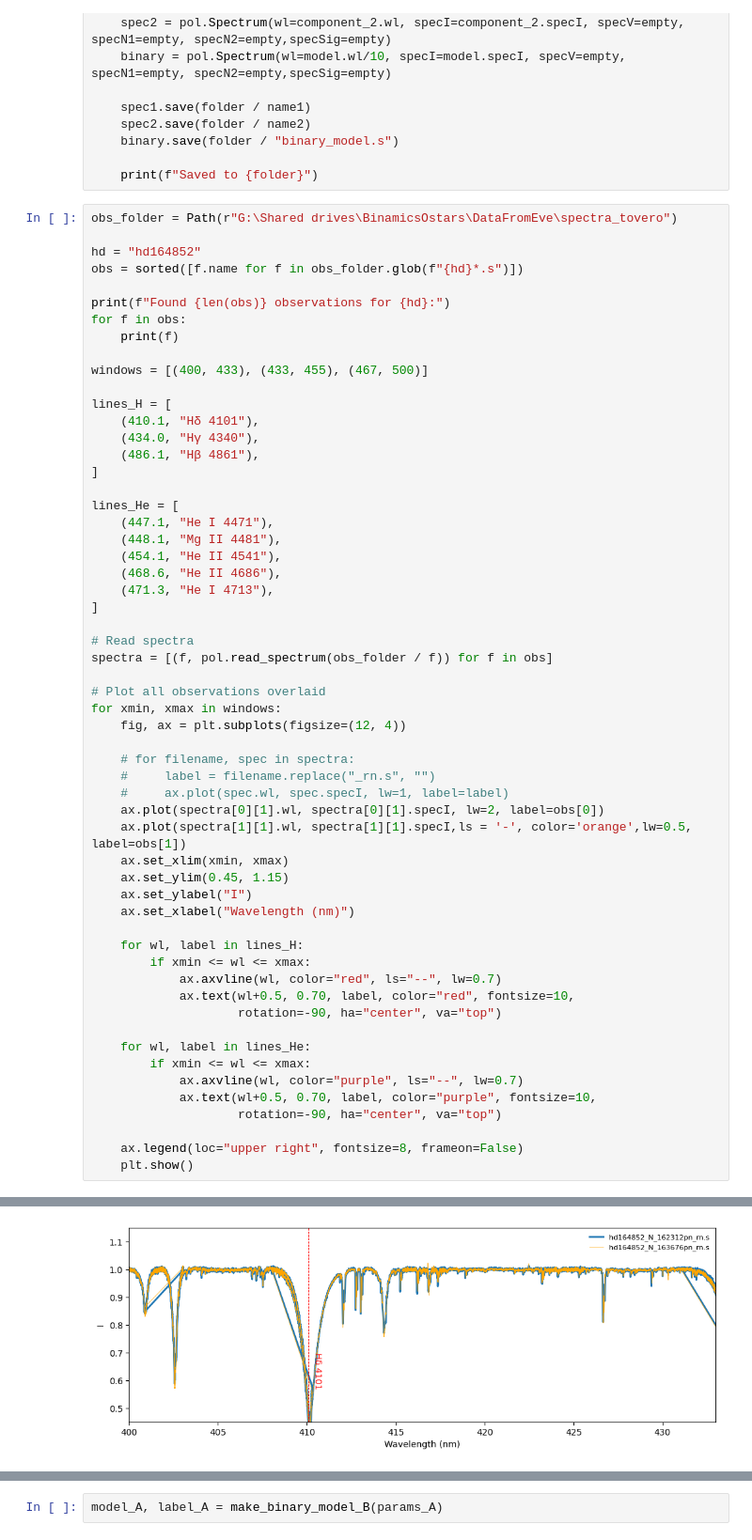
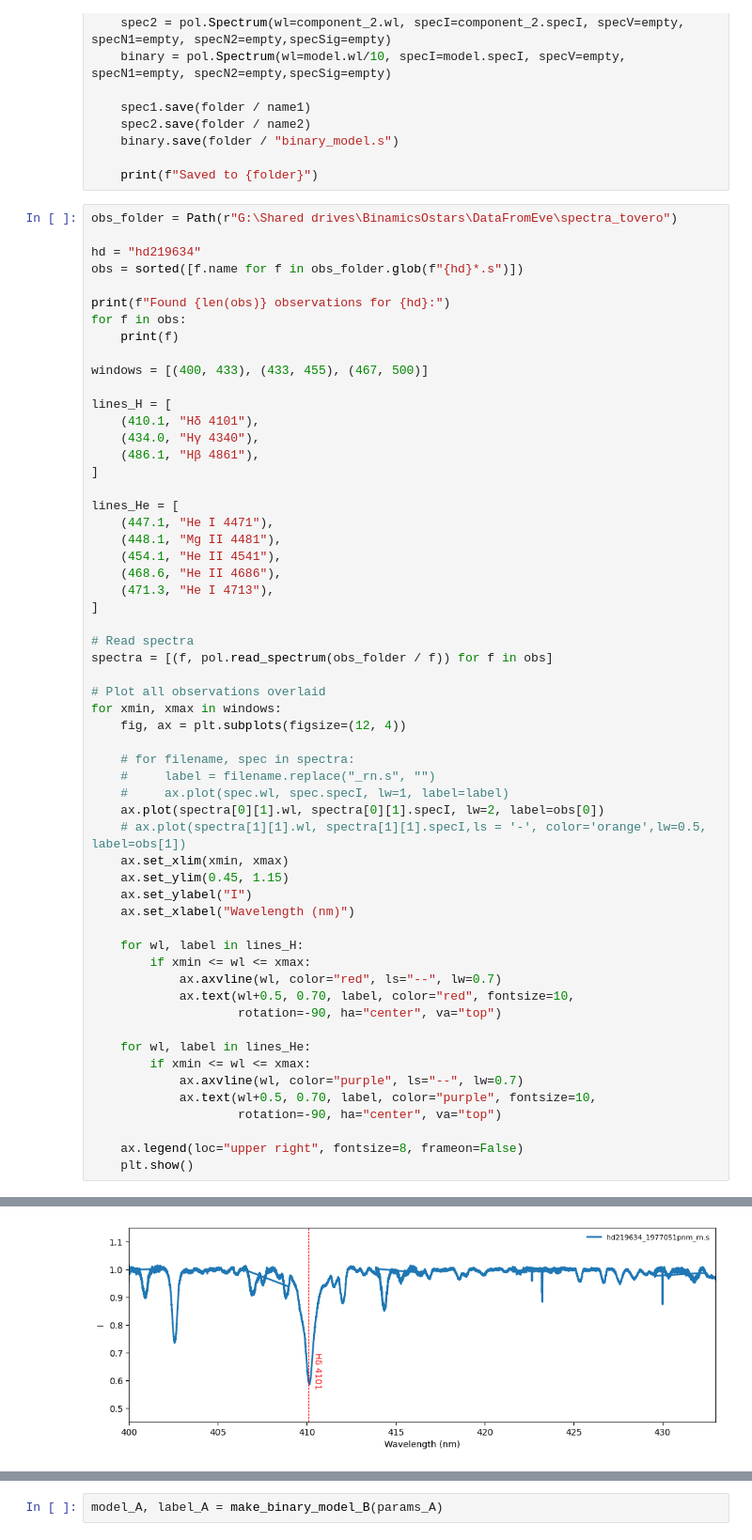
Before and after one commit to AaaaaaalexLi/AlexLiResearch, a Jupyter notebook: Binamics/Sort.ipynb, the cells around one changed output, grey strips where cells are left out. Shown at 94% size. Saved outputs shown, nothing was run; the diff lists cells and outputs as text.

```diff
--- a/Binamics/Sort.ipynb
+++ b/Binamics/Sort.ipynb
@@ -185,7 +185,7 @@ def save_binary_model(obsname, params_B, component_1, component_2, model):
 # %%
 obs_folder = Path(r"G:\Shared drives\BinamicsOstars\DataFromEve\spectra_tovero")
 
-hd = "hd164852"
+hd = "hd219634"
 obs = sorted([f.name for f in obs_folder.glob(f"{hd}*.s")])
 
 print(f"Found {len(obs)} observations for {hd}:")
@@ -219,7 +219,7 @@ for xmin, xmax in windows:
     #     label = filename.replace("_rn.s", "")
     #     ax.plot(spec.wl, spec.specI, lw=1, label=label)
     ax.plot(spectra[0][1].wl, spectra[0][1].specI, lw=2, label=obs[0])
-    ax.plot(spectra[1][1].wl, spectra[1][1].specI,ls = '-', color='orange',lw=0.5, label=obs[1])
+    # ax.plot(spectra[1][1].wl, spectra[1][1].specI,ls = '-', color='orange',lw=0.5, label=obs[1])
     ax.set_xlim(xmin, xmax)
     ax.set_ylim(0.45, 1.15)
     ax.set_ylabel("I")
@@ -246 +247 @@ hd164852_N_163676pn_rn.s
-[figure, old version]
+[figure, new version]
```
Also changed, not shown: parts of 5 cells of this notebook, 2 other files.
